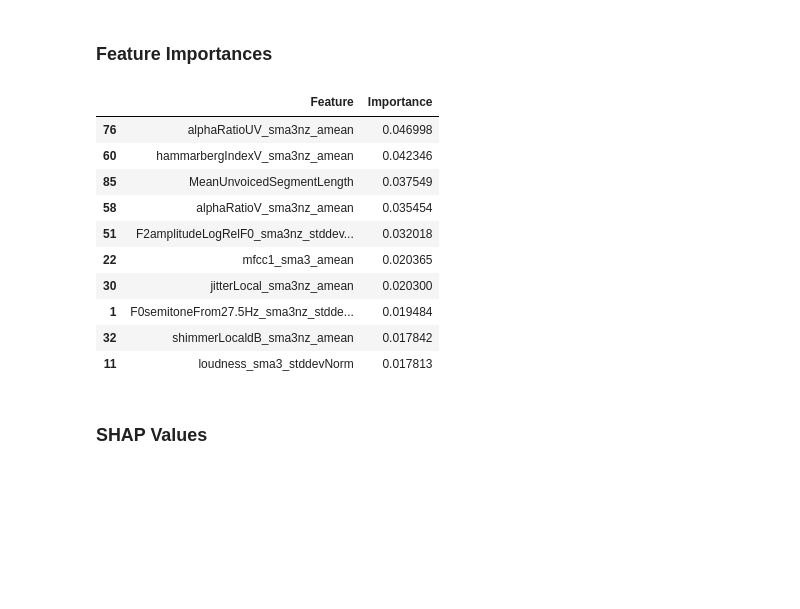
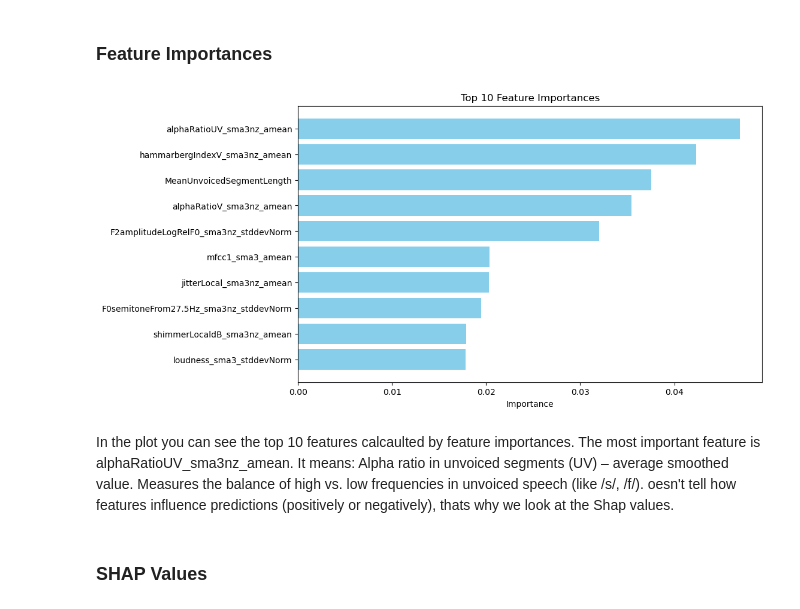
Before and after one commit to juverse/Speech-Emotion-Recognition, a Jupyter notebook: Evaluation/Baseline/baseline_feature_importance_evaluation.ipynb, the cells around one changed output. Cells and saved outputs as stored; diff of their text form; code cells hidden in the pictures; blank space fills up the shorter version.

```diff
--- a/Evaluation/Baseline/baseline_feature_importance_evaluation.ipynb
+++ b/Evaluation/Baseline/baseline_feature_importance_evaluation.ipynb
@@ -102,18 +102,20 @@ feature_importances, shap_values_combined,_= evaluate_features(X, y, groups, gkf
 feature_importance_df = pd.DataFrame({"Feature": X.columns, "Importance": feature_importances})
 feature_importance_df = feature_importance_df.sort_values(by="Importance", ascending=False)
 # Top 10 Feature-Importances
-feature_importance_df.head(10)
+top_ten = feature_importance_df.head(10)
-# %% [output]
-|  | Feature | Importance |
-| 76 | alphaRatioUV_sma3nz_amean | 0.046998 |
-| 60 | hammarbergIndexV_sma3nz_amean | 0.042346 |
-| 85 | MeanUnvoicedSegmentLength | 0.037549 |
-| 58 | alphaRatioV_sma3nz_amean | 0.035454 |
-| 51 | F2amplitudeLogRelF0_sma3nz_stddev... | 0.032018 |
-| 22 | mfcc1_sma3_amean | 0.020365 |
-| 30 | jitterLocal_sma3nz_amean | 0.020300 |
-| 1 | F0semitoneFrom27.5Hz_sma3nz_stdde... | 0.019484 |
-| 32 | shimmerLocaldB_sma3nz_amean | 0.017842 |
-| 11 | loudness_sma3_stddevNorm | 0.017813 |
+# %%
+# Plotting the feature importance
+plt.figure(figsize=(10, 6))
+plt.barh(top_ten["Feature"], top_ten["Importance"], color='skyblue')
+plt.xlabel('Importance')
+plt.title('Top 10 Feature Importances')
+plt.gca().invert_yaxis()  # Invert y-axis to have the most important feature at the top
+plt.show()
+# %% [output]
+[figure, added]
+# %% [markdown]
+In the plot you can see the top 10 features calcaulted by feature importances.
+The most important feature is alphaRatioUV_sma3nz_amean. It means: Alpha ratio in unvoiced segments (UV) – average smoothed value. Measures the balance of high vs. low frequencies in unvoiced speech (like /s/, /f/).
+oesn't tell how features influence predictions (positively or negatively), thats why we look at the Shap values.
 # %% [markdown]
 ### SHAP Values
```
Also changed, not shown: parts of 28 cells of this notebook.
